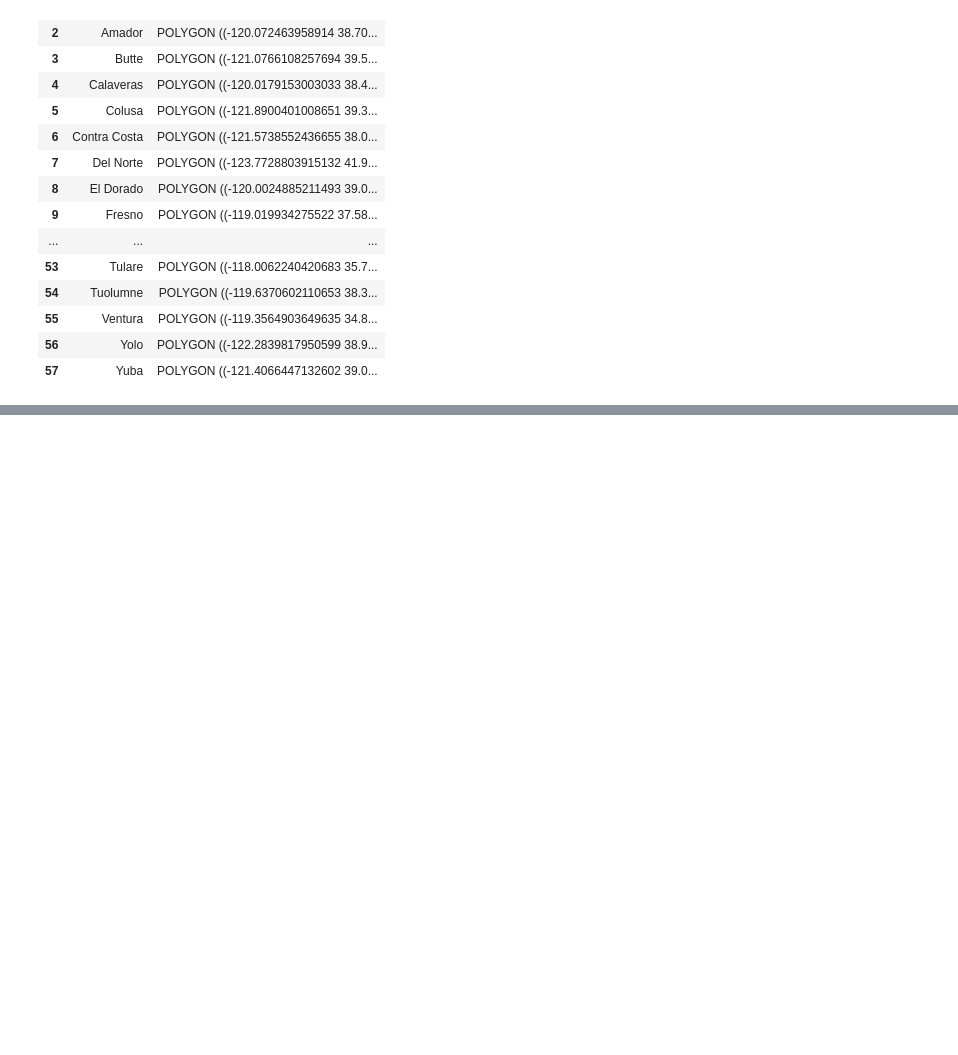
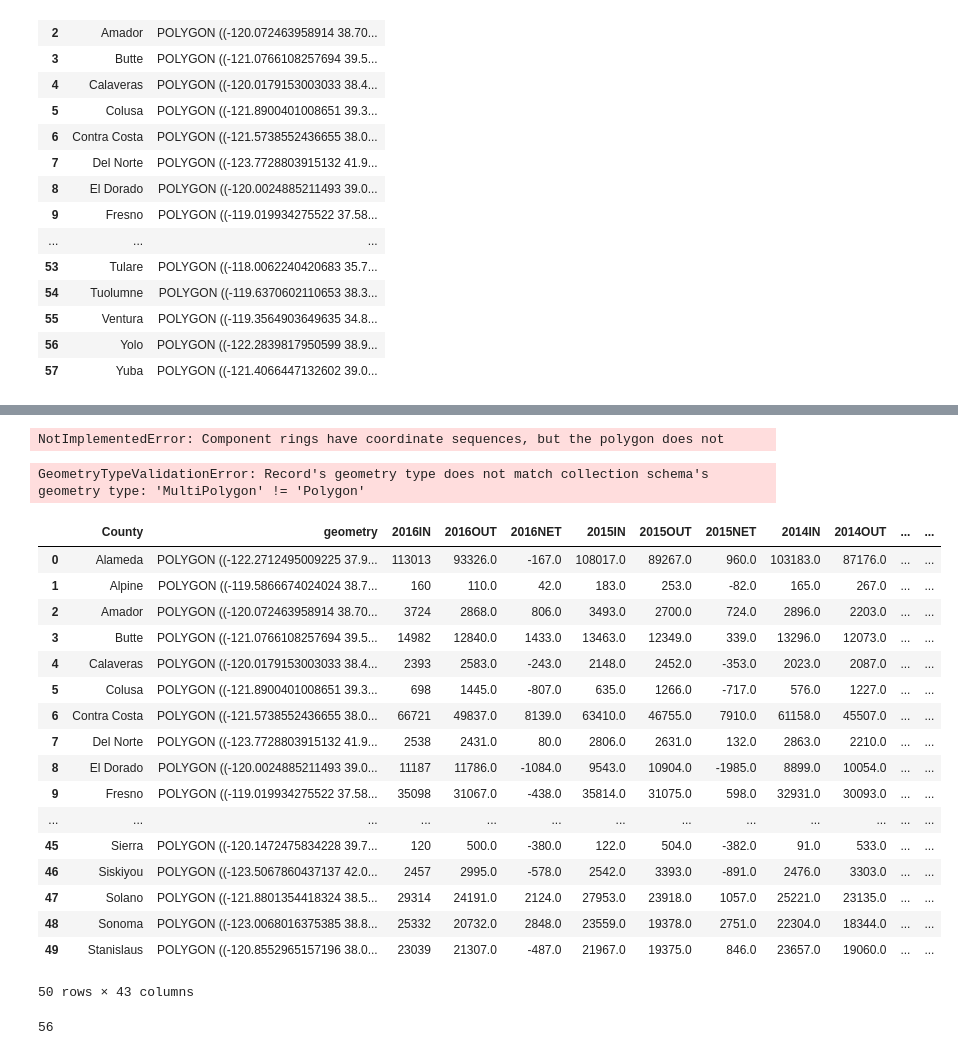
Before and after one commit to Senkichi/ACS, a Jupyter notebook: python/LoadCsvToMongo.ipynb, the cells around one changed output, grey strips where cells are left out. Saved outputs shown, nothing was run; the diff lists cells and outputs as text; code cells hidden in the pictures; blank space fills up the shorter version.

```diff
--- a/python/LoadCsvToMongo.ipynb
+++ b/python/LoadCsvToMongo.ipynb
@@ -168,2 +148,13 @@ please_let_this_end
+# %%
+for index, row in county_revised.iterrows():
+    geom = row['geometry']
+    if len(geom.coords) <= 2:
+          print("This row has an invalid polygon geometry")
+# %% [output]
+NotImplementedError: Component rings have coordinate sequences, but the polygon does not
+# %%
+please_let_this_end.to_file('test.geojson', driver = 'GeoJSON')
+# %% [output]
+GeometryTypeValidationError: Record's geometry type does not match collection schema's geometry type: 'MultiPolygon' != 'Polygon'
 # %%
 county_json = []
@@ -174 +163,22 @@ coords = np.dstack((x,y)).tolist()
+# %%
+sliced
+# %% [output]
+|  | County | geometry | 2016IN | 2016OUT | 2016NET | 2015IN | 2015OUT | 2015NET | 2014IN | 2014OUT | ... | ... |
+| 0 | Alameda | POLYGON ((-122.2712495009225 37.9... | 113013 | 93326.0 | -167.0 | 108017.0 | 89267.0 | 960.0 | 103183.0 | 87176.0 | ... | ... |
+| 1 | Alpine | POLYGON ((-119.5866674024024 38.7... | 160 | 110.0 | 42.0 | 183.0 | 253.0 | -82.0 | 165.0 | 267.0 | ... | ... |
+| 2 | Amador | POLYGON ((-120.072463958914 38.70... | 3724 | 2868.0 | 806.0 | 3493.0 | 2700.0 | 724.0 | 2896.0 | 2203.0 | ... | ... |
+| 3 | Butte | POLYGON ((-121.0766108257694 39.5... | 14982 | 12840.0 | 1433.0 | 13463.0 | 12349.0 | 339.0 | 13296.0 | 12073.0 | ... | ... |
+| 4 | Calaveras | POLYGON ((-120.0179153003033 38.4... | 2393 | 2583.0 | -243.0 | 2148.0 | 2452.0 | -353.0 | 2023.0 | 2087.0 | ... | ... |
+| 5 | Colusa | POLYGON ((-121.8900401008651 39.3... | 698 | 1445.0 | -807.0 | 635.0 | 1266.0 | -717.0 | 576.0 | 1227.0 | ... | ... |
+| 6 | Contra Costa | POLYGON ((-121.5738552436655 38.0... | 66721 | 49837.0 | 8139.0 | 63410.0 | 46755.0 | 7910.0 | 61158.0 | 45507.0 | ... | ... |
+| 7 | Del Norte | POLYGON ((-123.7728803915132 41.9... | 2538 | 2431.0 | 80.0 | 2806.0 | 2631.0 | 132.0 | 2863.0 | 2210.0 | ... | ... |
+| 8 | El Dorado | POLYGON ((-120.0024885211493 39.0... | 11187 | 11786.0 | -1084.0 | 9543.0 | 10904.0 | -1985.0 | 8899.0 | 10054.0 | ... | ... |
+| 9 | Fresno | POLYGON ((-119.019934275522 37.58... | 35098 | 31067.0 | -438.0 | 35814.0 | 31075.0 | 598.0 | 32931.0 | 30093.0 | ... | ... |
+| ... | ... | ... | ... | ... | ... | ... | ... | ... | ... | ... | ... | ... |
+| 45 | Sierra | POLYGON ((-120.1472475834228 39.7... | 120 | 500.0 | -380.0 | 122.0 | 504.0 | -382.0 | 91.0 | 533.0 | ... | ... |
+| 46 | Siskiyou | POLYGON ((-123.5067860437137 42.0... | 2457 | 2995.0 | -578.0 | 2542.0 | 3393.0 | -891.0 | 2476.0 | 3303.0 | ... | ... |
+| 47 | Solano | POLYGON ((-121.8801354418324 38.5... | 29314 | 24191.0 | 2124.0 | 27953.0 | 23918.0 | 1057.0 | 25221.0 | 23135.0 | ... | ... |
+| 48 | Sonoma | POLYGON ((-123.0068016375385 38.8... | 25332 | 20732.0 | 2848.0 | 23559.0 | 19378.0 | 2751.0 | 22304.0 | 18344.0 | ... | ... |
+| 49 | Stanislaus | POLYGON ((-120.8552965157196 38.0... | 23039 | 21307.0 | -487.0 | 21967.0 | 19375.0 | 846.0 | 23657.0 | 19060.0 | ... | ... |
+50 rows × 43 columns
 # %%
@@ -246,0 +252,4 @@ for index, row in please_let_this_end.iterrows():
+# %%
+len(county_json)
+# %% [output]
+56
```
Also changed, not shown: parts of 16 cells of this notebook, 4 other files.
